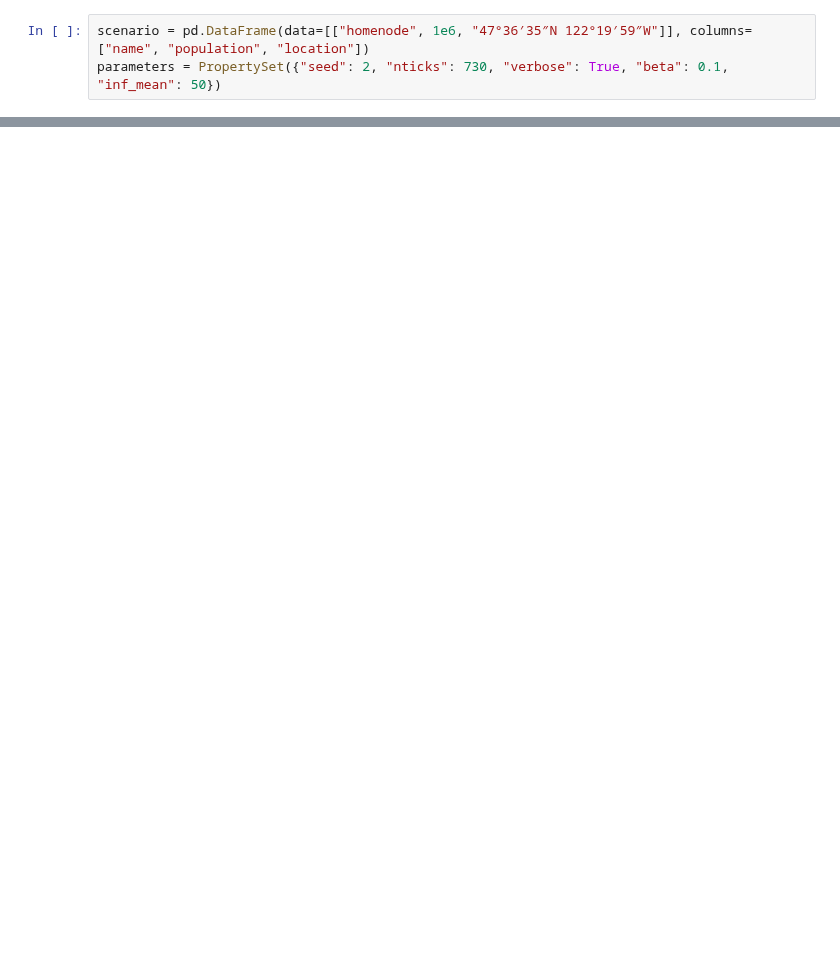
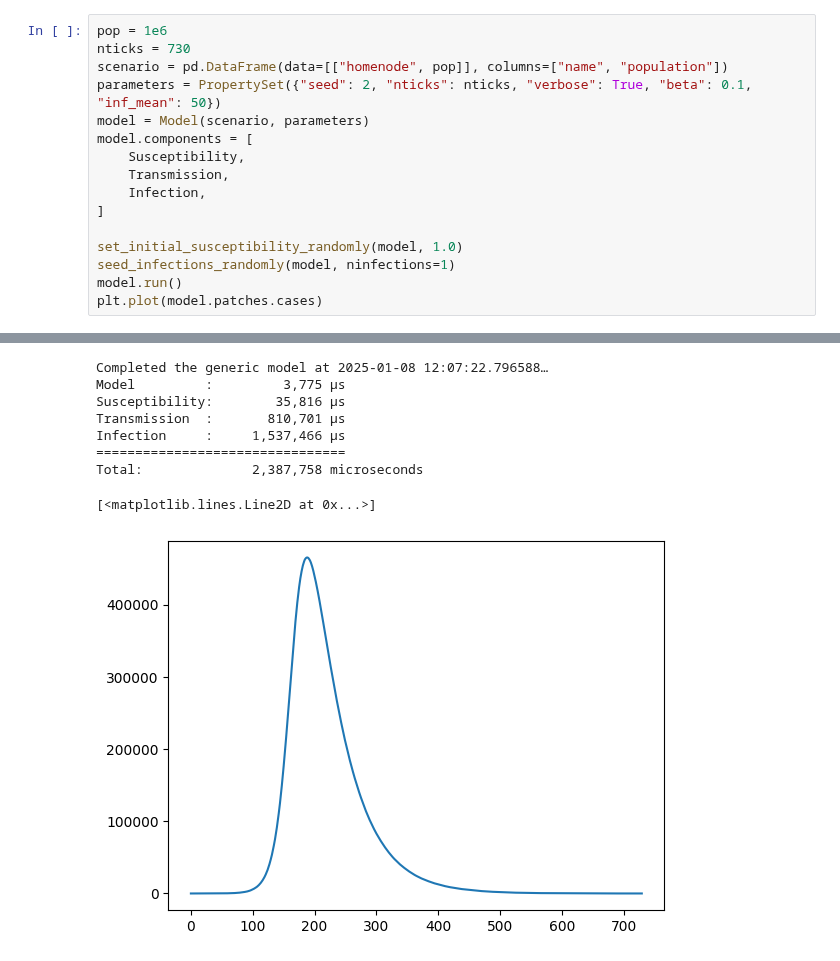
Before and after one commit to InstituteforDiseaseModeling/laser-generic, a Jupyter notebook: notebooks/SIR_nobirths_outbreak_size.ipynb, the cells around one changed output, grey strips where cells are left out. Drawn from its saved outputs; the diff is of its cells as text; blank space fills up the shorter version.

```diff
--- a/notebooks/SIR_nobirths_outbreak_size.ipynb
+++ b/notebooks/SIR_nobirths_outbreak_size.ipynb
@@ -21,3 +63,17 @@ OMP: Info #276: omp_set_nested routine deprecated, please use omp_set_max_active
 # %%
-scenario = pd.DataFrame(data=[["homenode", 1e6, "47°36′35″N 122°19′59″W"]], columns=["name", "population", "location"])
-parameters = PropertySet({"seed": 2, "nticks": 730, "verbose": True, "beta": 0.1, "inf_mean": 50})
+pop = 1e6
+nticks = 730
+scenario = pd.DataFrame(data=[["homenode", pop]], columns=["name", "population"])
+parameters = PropertySet({"seed": 2, "nticks": nticks, "verbose": True, "beta": 0.1, "inf_mean": 50})
+model = Model(scenario, parameters)
+model.components = [
+    Susceptibility,
+    Transmission,
+    Infection,
+]
+
+set_initial_susceptibility_randomly(model, 1.0)
+seed_infections_randomly(model, ninfections=1)
+model.run()
+plt.plot(model.patches.cases)
+# %% [output]
@@ -23,0 +83,9 @@ parameters = PropertySet({"seed": 2, "nticks": 730, "verbose": True, "beta": 0.1
+Completed the generic model at 2025-01-08 12:07:22.796588…
+Model         :         3,775 µs
+Susceptibility:        35,816 µs
+Transmission  :       810,701 µs
+Infection     :     1,537,466 µs
+================================
+Total:              2,387,758 microseconds
+[<matplotlib.lines.Line2D at 0x...>]
+[figure, added]
```
Also changed, not shown: parts of 14 cells of this notebook, 1 other file.
